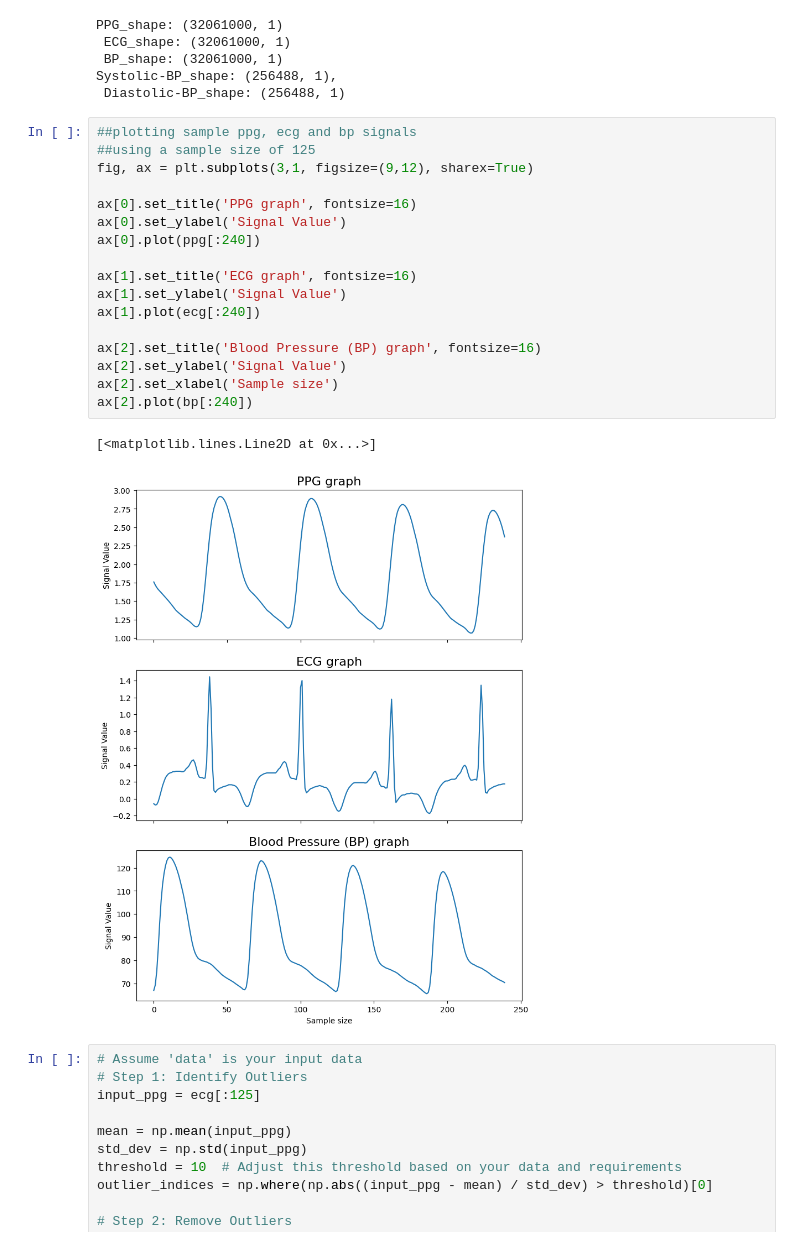
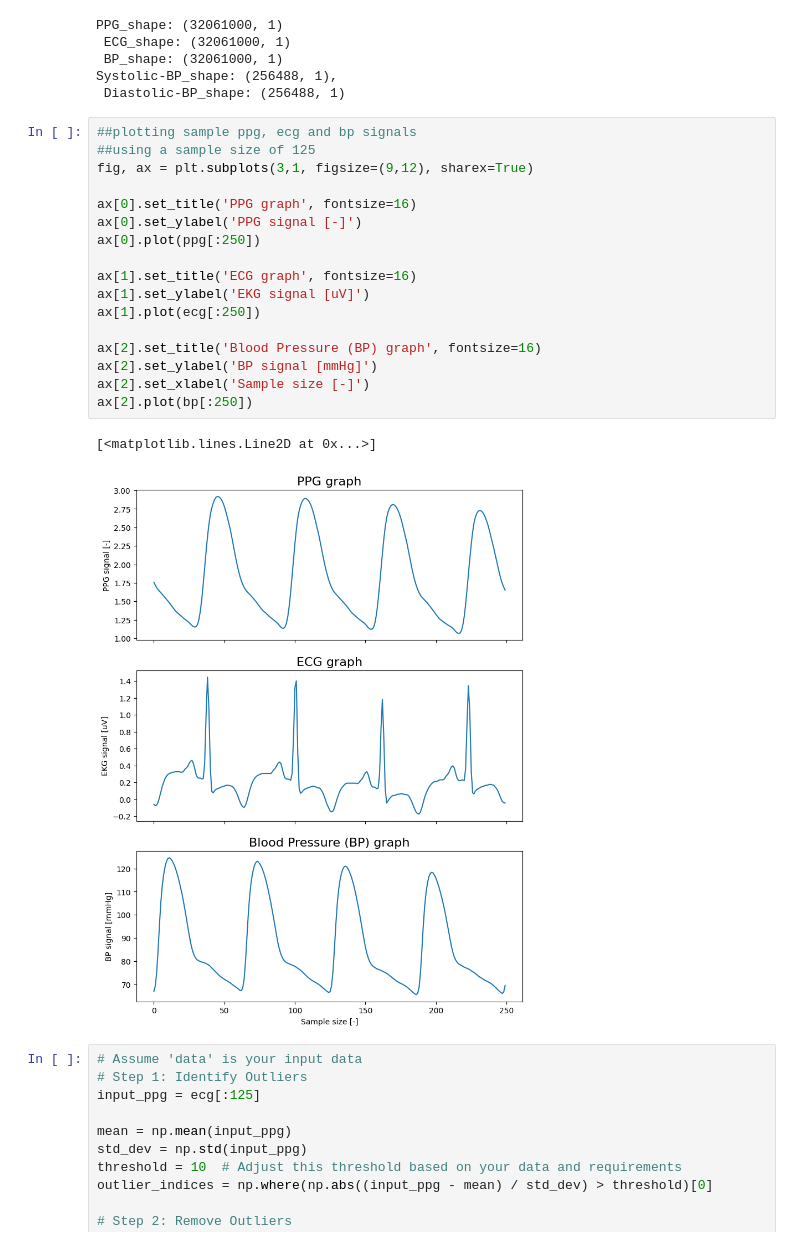
Before and after one commit to Bughehehe/Blood_Preasure_AI_estimation_with_polar_wereable, a Jupyter notebook: kaggle.ipynb, the cells around one changed output. Saved outputs shown, nothing was run; the diff lists cells and outputs as text.

```diff
--- a/kaggle.ipynb
+++ b/kaggle.ipynb
@@ -125,23 +125,23 @@ Systolic-BP_shape: (256488, 1),
 # %%
 ##plotting sample ppg, ecg and bp signals
 ##using a sample size of 125
 fig, ax = plt.subplots(3,1, figsize=(9,12), sharex=True)
 
 ax[0].set_title('PPG graph', fontsize=16)
-ax[0].set_ylabel('Signal Value')
-ax[0].plot(ppg[:240])
+ax[0].set_ylabel('PPG signal [-]')
+ax[0].plot(ppg[:250])
 
 ax[1].set_title('ECG graph', fontsize=16)
-ax[1].set_ylabel('Signal Value')
-ax[1].plot(ecg[:240])
+ax[1].set_ylabel('EKG signal [uV]')
+ax[1].plot(ecg[:250])
 
 ax[2].set_title('Blood Pressure (BP) graph', fontsize=16)
-ax[2].set_ylabel('Signal Value')
-ax[2].set_xlabel('Sample size')
-ax[2].plot(bp[:240])
+ax[2].set_ylabel('BP signal [mmHg]')
+ax[2].set_xlabel('Sample size [-]')
+ax[2].plot(bp[:250])
 # %% [output]
 [<matplotlib.lines.Line2D at 0x...>]
-[figure, old version]
+[figure, new version]
 # %%
 # Assume 'data' is your input data
 # Step 1: Identify Outliers
```
Also changed, not shown: 36 other files.
